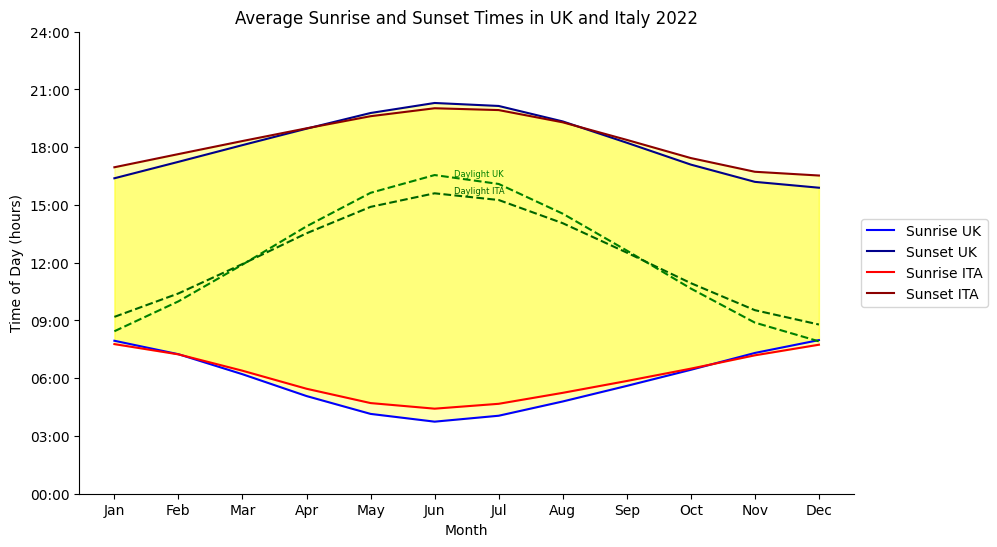
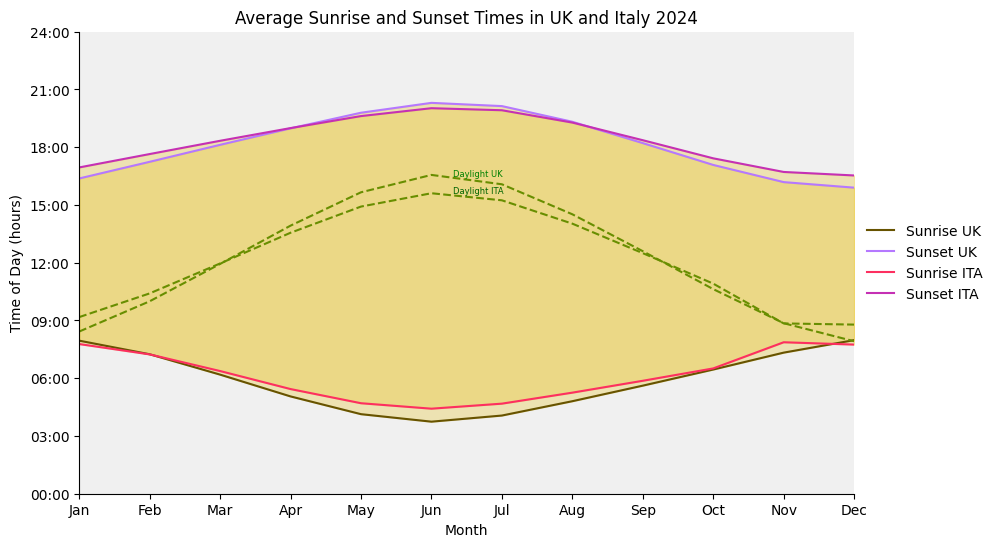
The notebook cell's code change between the first figure and the second:
--- before
+++ after
@@ -1,4 +1,4 @@
 # Grouping by month and averaging sunrise and sunset times for both UK and ITA
-monthly_avg = df_2022.groupby('month').agg({
+monthly_avg = df_2024.groupby('month').agg({
     'sunrise (uk), hours': 'mean',
     'sunset (uk), hours': 'mean',
@@ -14,43 +14,47 @@
 plt.gca().spines['right'].set_visible(False)
 
+#add gray background
+plt.gca().set_facecolor('#f0f0f0')
+
 # UK sunrise and sunset
-plt.plot(monthly_avg['month'], monthly_avg['sunrise (uk), hours'], label='Sunrise UK', color='blue')
-plt.plot(monthly_avg['month'], monthly_avg['sunset (uk), hours'], label='Sunset UK', color='darkblue')
+plt.plot(monthly_avg['month'], monthly_avg['sunrise (uk), hours'], label='Sunrise UK', color='#675300')
+plt.plot(monthly_avg['month'], monthly_avg['sunset (uk), hours'], label='Sunset UK', color='#b578ff')
 
 # ITA sunrise and sunset
-plt.plot(monthly_avg['month'], monthly_avg['sunrise (ita), hours'], label='Sunrise ITA', color='red')
-plt.plot(monthly_avg['month'], monthly_avg['sunset (ita), hours'], label='Sunset ITA', color='darkred')
+plt.plot(monthly_avg['month'], monthly_avg['sunrise (ita), hours'], label='Sunrise ITA', color='#fd2f60')
+plt.plot(monthly_avg['month'], monthly_avg['sunset (ita), hours'], label='Sunset ITA', color='#c530b4')
 
 # Daylight length 
-plt.plot(monthly_avg['month'], monthly_avg['sunset (uk), hours'] - monthly_avg['sunrise (uk), hours'], label='Daylength UK', color='green', linestyle='--',)
-plt.plot(monthly_avg['month'], monthly_avg['sunset (ita), hours'] - monthly_avg['sunrise (ita), hours'], label='Daylength ITA', color='darkgreen', linestyle='--')
+plt.plot(monthly_avg['month'], monthly_avg['sunset (uk), hours'] - monthly_avg['sunrise (uk), hours'], label='Daylength UK', color='#688e00', linestyle='--',)
+plt.plot(monthly_avg['month'], monthly_avg['sunset (ita), hours'] - monthly_avg['sunrise (ita), hours'], label='Daylength ITA', color='#688e00', linestyle='--')
 
-# Annotation daylight on daylight length
+# Annotation on daylight length
 plt.text(6.3, 16.5, 'Daylight UK', color='green', fontsize=6)
 plt.text(6.3, 15.6, 'Daylight ITA', color='darkgreen', fontsize=6)
 
-# Filling the area between sunrise and sunset
-plt.fill_between(monthly_avg['month'], monthly_avg['sunrise (uk), hours'], monthly_avg['sunset (uk), hours'], color='yellow', alpha=0.3)
-plt.fill_between(monthly_avg['month'], monthly_avg['sunrise (ita), hours'], monthly_avg['sunset (ita), hours'], color='yellow', alpha=0.3)
+plt.fill_between(monthly_avg['month'], monthly_avg['sunrise (uk), hours'], monthly_avg['sunset (uk), hours'], color='#e9c323', alpha=0.3)
+plt.fill_between(monthly_avg['month'], monthly_avg['sunrise (ita), hours'], monthly_avg['sunset (ita), hours'], color='#e9c323', alpha=0.3)
 
-# Month names to the x-axis
 plt.xticks(monthly_avg['month'], ['Jan', 'Feb', 'Mar', 'Apr', 'May', 'Jun', 'Jul', 'Aug', 'Sep', 'Oct', 'Nov', 'Dec'])
 
-# Labels and title
+# Adding labels and title
 plt.xlabel('Month')
 plt.ylabel('Time of Day (hours)')
-plt.title('Average Sunrise and Sunset Times in UK and Italy 2022')
+plt.title('Average Sunrise and Sunset Times in UK and Italy 2024')
 
 # Format y-axis to hh:mm
 plt.gca().yaxis.set_major_formatter(FuncFormatter(hours_to_hhmm))
 
-# y axis to have 24 hours and 3 hours interval
+# Change y axis to have 24 hours and 3 hours interval
 plt.yticks(range(0, 25, 3))
 
-# Legend
+# remove space y axis and plot
+plt.gca().margins(x=0)
+
+# Adding legend to the right of the plot, excluding daylight length
 handles, labels = plt.gca().get_legend_handles_labels()
 filtered_handles = [h for h, l in zip(handles, labels) if 'Daylength' not in l]
 filtered_labels = [l for l in labels if 'Daylength' not in l]
-plt.legend(filtered_handles, filtered_labels, loc='center left', bbox_to_anchor=(1, 0.5))
+plt.legend(filtered_handles, filtered_labels, loc='center left', bbox_to_anchor=(1, 0.5), frameon=False)
 
 plt.show()

Commit: 27_09_2024